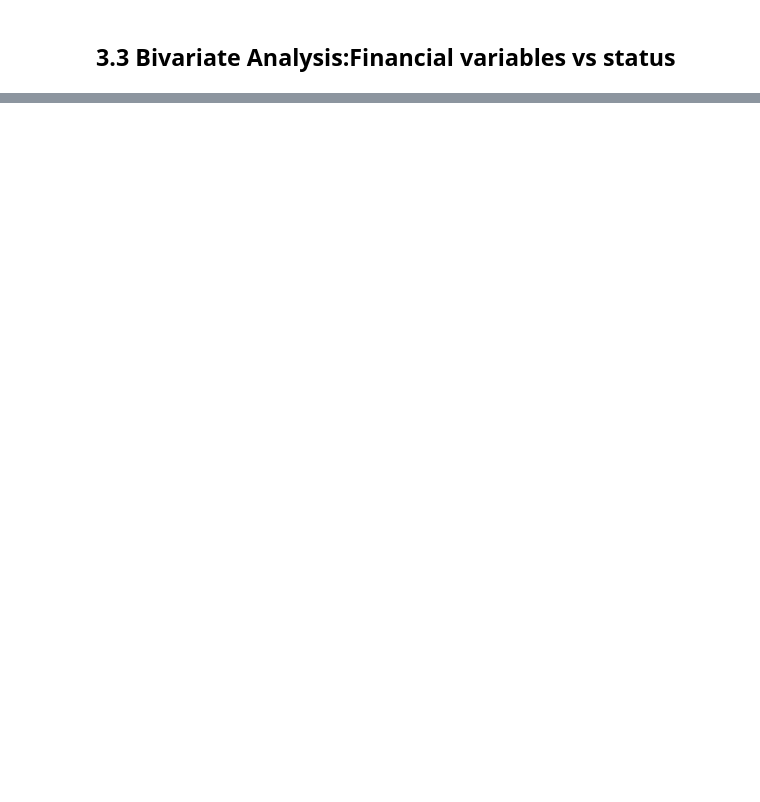
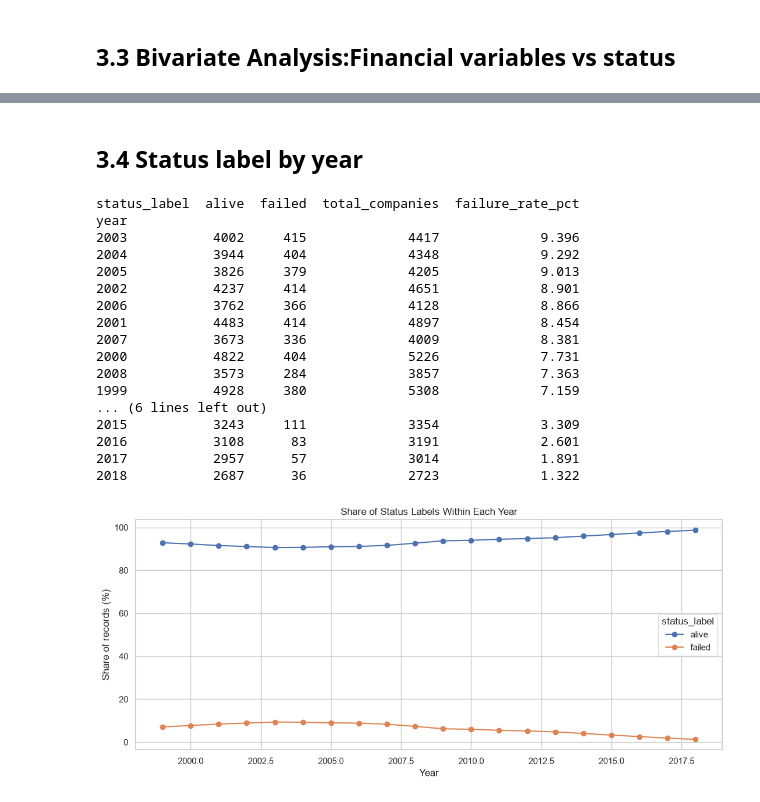
Before and after one commit to ROBALLKIRWA/american_bankruptcy_prediction1, a Jupyter notebook: American_bankruptcy_prediction.ipynb, the cells around one changed output, grey strips where cells are left out. Drawn from its saved outputs; the diff is of its cells as text; code cells hidden in the pictures; blank space fills up the shorter version.

```diff
--- a/American_bankruptcy_prediction.ipynb
+++ b/American_bankruptcy_prediction.ipynb
@@ -325,0 +338,39 @@ plt.show()
+# %% [markdown]
+## 3.4 Status label by year
+# %%
+
+
+# Calculate absolute counts and percentages simultaneously
+summary = pd.crosstab(df["year"], df["status_label"])
+summary["total_companies"] = summary["alive"] + summary["failed"]
+summary["failure_rate_pct"] = (summary["failed"] / summary["total_companies"]) * 100
+
+# Sort by highest failure rate to isolate crisis periods immediately
+deep_dive_df = summary.sort_values(by="failure_rate_pct", ascending=False)
+print(deep_dive_df)
+year_status = pd.crosstab(df["year"], df["status_label"], normalize="index") * 100
+year_status.plot(kind="line", marker="o", figsize=(11, 5))
+plt.title("Share of Status Labels Within Each Year")
+plt.xlabel("Year")
+plt.ylabel("Share of records (%)")
+plt.tight_layout()
+plt.show()
+# %% [output]
+status_label  alive  failed  total_companies  failure_rate_pct
+year
+2003           4002     415             4417             9.396
+2004           3944     404             4348             9.292
+2005           3826     379             4205             9.013
+2002           4237     414             4651             8.901
+2006           3762     366             4128             8.866
+2001           4483     414             4897             8.454
+2007           3673     336             4009             8.381
+2000           4822     404             5226             7.731
+2008           3573     284             3857             7.363
+1999           4928     380             5308             7.159
+... (6 lines left out)
+2015           3243     111             3354             3.309
+2016           3108      83             3191             2.601
+2017           2957      57             3014             1.891
+2018           2687      36             2723             1.322
+[figure, added]
```
Also changed, not shown: parts of 10 cells of this notebook, 1 other file.
